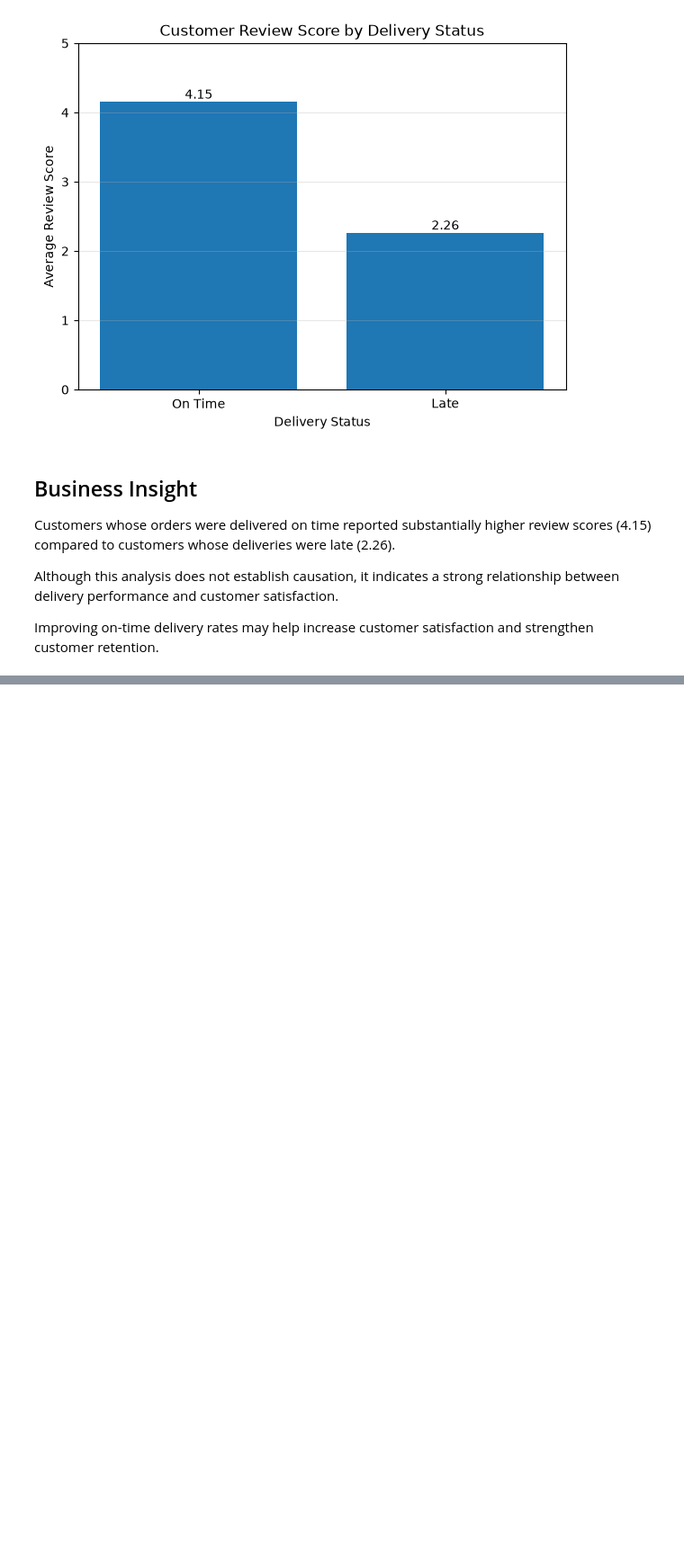
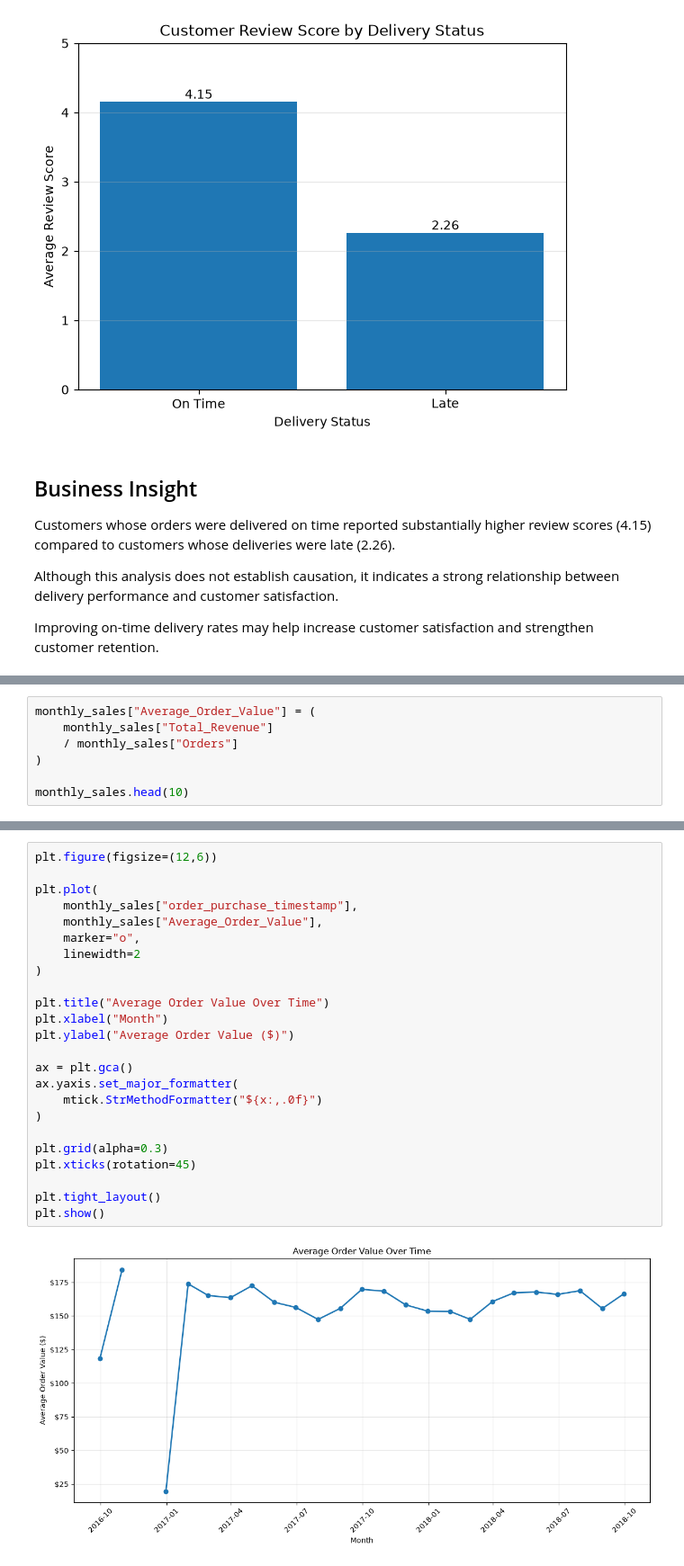
Before and after one commit to ttashi7/ecommerce-sales-intelligence, a Jupyter notebook: notebooks/03_exploratory_data_analysis.ipynb, the cells around one changed output, grey strips where cells are left out. Shown at 90% size. Cells and saved outputs as stored; diff of their text form; blank space fills up the shorter version.

Commit message:
Add EDA, time series analysis, and correlation analysis II

```diff
--- a/notebooks/03_exploratory_data_analysis.ipynb
+++ b/notebooks/03_exploratory_data_analysis.ipynb
@@ -257,0 +492,7 @@ Improving on-time delivery rates may help increase customer satisfaction and str
+# %%
+monthly_sales["Average_Order_Value"] = (
+    monthly_sales["Total_Revenue"]
+    / monthly_sales["Orders"]
+)
+
+monthly_sales.head(10)
@@ -257,0 +511,26 @@ Improving on-time delivery rates may help increase customer satisfaction and str
+# %%
+plt.figure(figsize=(12,6))
+
+plt.plot(
+    monthly_sales["order_purchase_timestamp"],
+    monthly_sales["Average_Order_Value"],
+    marker="o",
+    linewidth=2
+)
+
+plt.title("Average Order Value Over Time")
+plt.xlabel("Month")
+plt.ylabel("Average Order Value ($)")
+
+ax = plt.gca()
+ax.yaxis.set_major_formatter(
+    mtick.StrMethodFormatter("${x:,.0f}")
+)
+
+plt.grid(alpha=0.3)
+plt.xticks(rotation=45)
+
+plt.tight_layout()
+plt.show()
+# %% [output]
+[figure, added]
```
Also changed, not shown: parts of 32 cells of this notebook.
